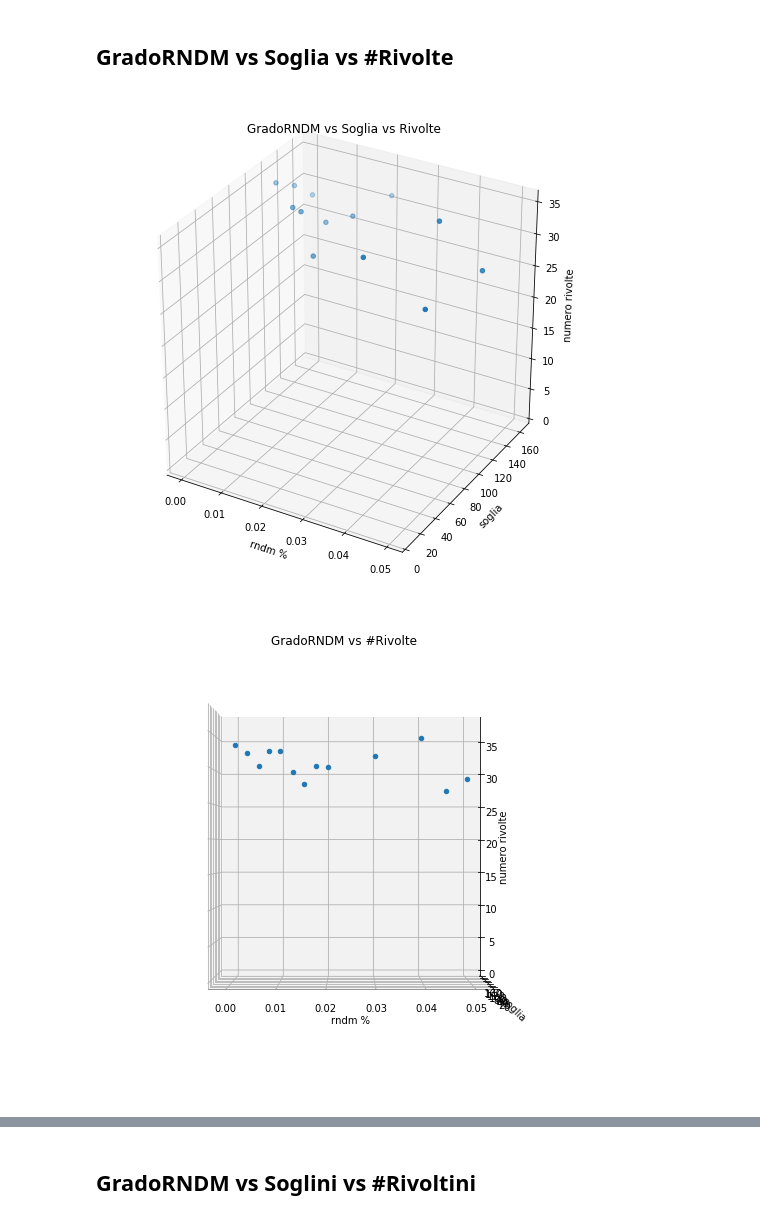
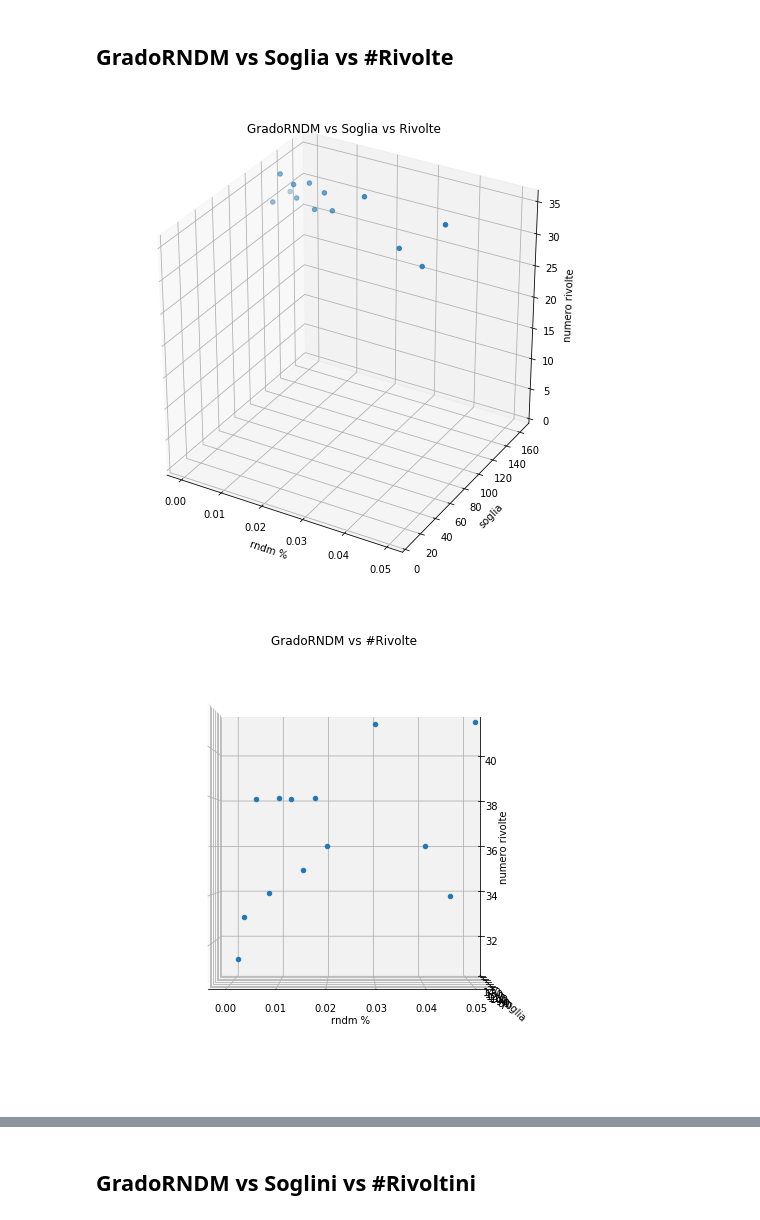
Before and after one commit to jackdeandrea/Econofisica, a Jupyter notebook: 00-correlazione_metriche_randomicita.ipynb, the cells around one changed output, grey strips where cells are left out. Drawn from its saved outputs; the diff is of its cells as text; code cells hidden in the pictures.

```diff
--- a/00-correlazione_metriche_randomicita.ipynb
+++ b/00-correlazione_metriche_randomicita.ipynb
@@ -5,7 +5,7 @@ import matplotlib.pyplot as plt
 # %% [markdown]
 # Import files
 # %%
-file = pd.read_csv(r'/home/gdeandrea/Scaricati/Econofisica-RNDM - Foglio1.csv', header=14)
+file = pd.read_csv(r'/home/gdeandrea/Scaricati/Econofisica-RNDM - Foglio1(3).csv', header=28)
 # %%
 file = file.replace(',','.', regex=True)
 file = file.drop('chisq_soglie', axis=1)
@@ -129,25 +118,23 @@ ax.set_ybound(0,170)
 ax.set_zbound(0,36)
 plt.tight_layout()
 # %% [output]
-[figure, old version]
+[figure, new version]
 # %%
 import matplotlib.pyplot as plt
 from mpl_toolkits.mplot3d import Axes3D
 
 fig = plt.figure(figsize=(7,7))
 ax = fig.add_subplot(111, projection='3d')
 ax.scatter(file[file.columns[0]], file[file.columns[1]], file[file.columns[-4]], depthshade=False)
 ax.set_xlabel(file.columns[0])
 ax.set_ylabel(file.columns[1])
 ax.set_zlabel(file.columns[-4])
 ax.set_title('GradoRNDM vs #Rivolte')
-ax.set_ybound(0,170)
-ax.set_zbound(0,38)
 ax.view_init(0, 270)
 plt.tight_layout()
 plt.show()
 # %% [output]
-[figure, old version]
+[figure, new version]
 # %%
 import matplotlib.pyplot as plt
 from mpl_toolkits.mplot3d import Axes3D
```
Also changed, not shown: parts of 23 cells of this notebook.
